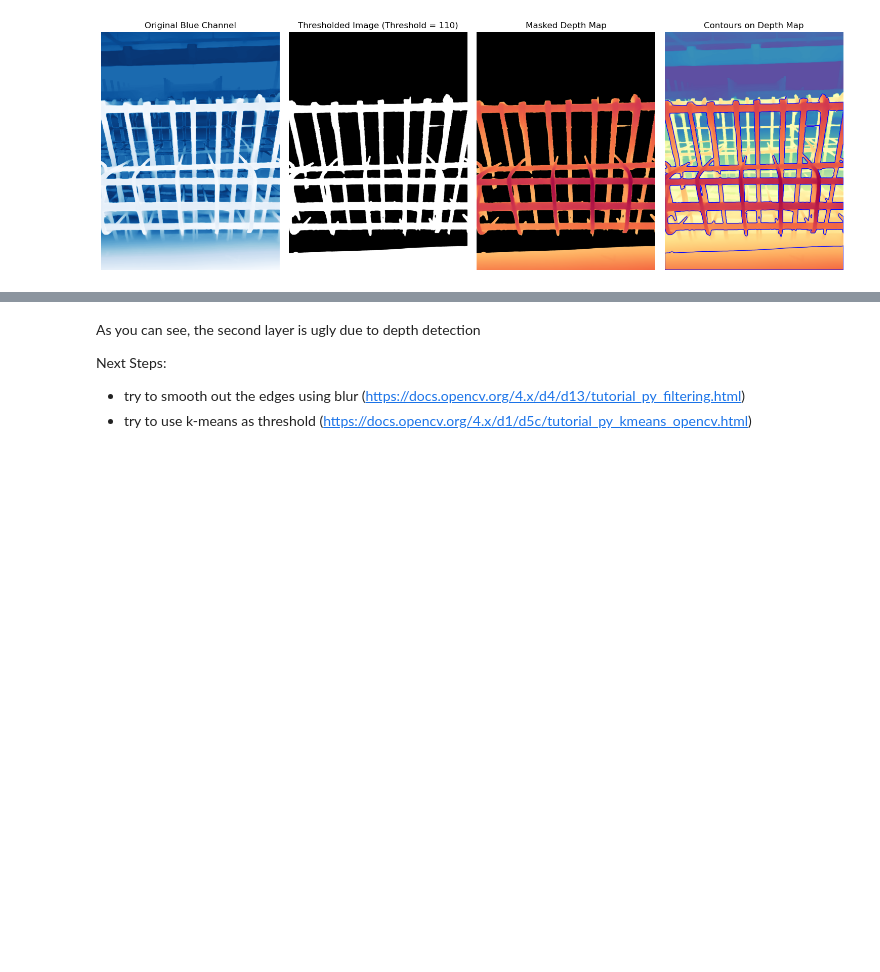
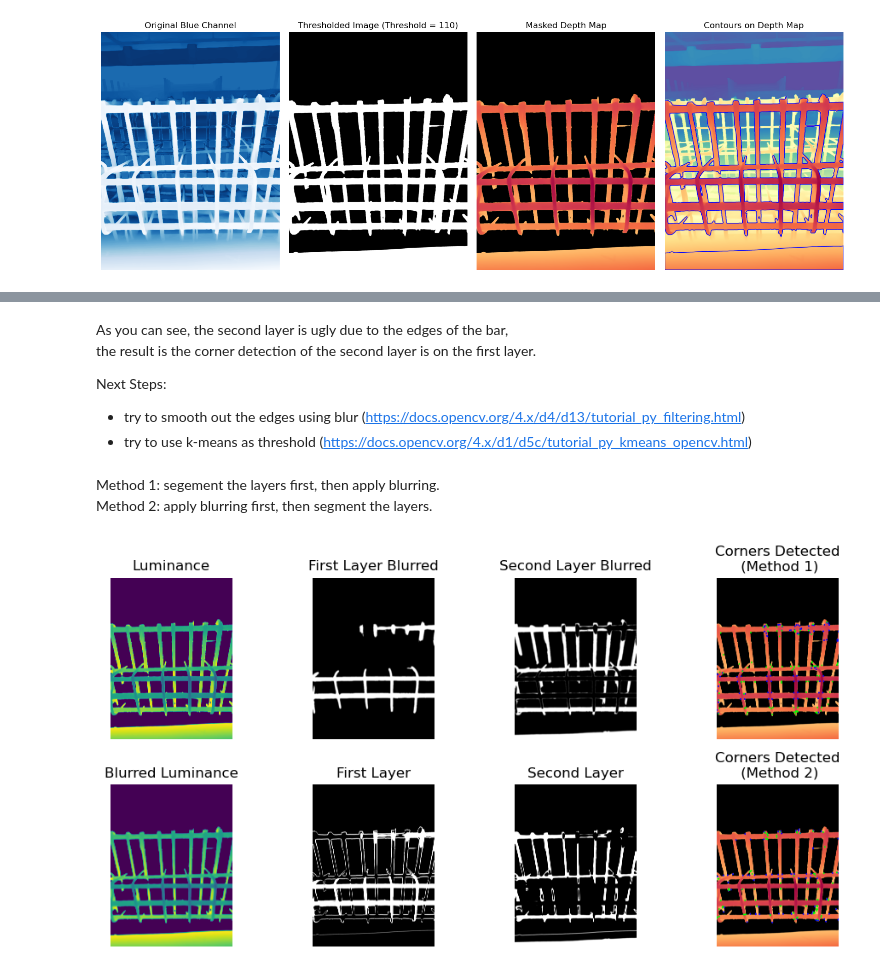
Before and after one commit to HsiaoHungKai/Depth_Models, a Jupyter notebook: corner_detection.ipynb, the cells around one changed output, grey strips where cells are left out. Cells and saved outputs as stored; diff of their text form; code cells hidden in the pictures; blank space fills up the shorter version.

```diff
--- a/corner_detection.ipynb
+++ b/corner_detection.ipynb
@@ -131,5 +166,6 @@ plt.show()
 # %% [markdown]
-As you can see, the second layer is ugly due to depth detection
+As you can see, the second layer is ugly due to the edges of the bar,
+the result is the corner detection of the second layer is on the first layer.
 
 Next Steps:
 - try to smooth out the edges using blur (https://docs.opencv.org/4.x/d4/d13/tutorial_py_filtering.html)
@@ -136,0 +178,76 @@ Next Steps:
+# %% [markdown]
+Method 1: segement the layers first, then apply blurring.
+Method 2: apply blurring first, then segment the layers.
+# %%
+# Method 1
+first_layer_range = (luminance >= 25) & (luminance < 125)
+first_layer = first_layer_range.astype(np.uint8) * 255
+second_layer_range = (luminance >= 125) & (luminance < 175)
+second_layer = second_layer_range.astype(np.uint8) * 255
+
+first_layer_blurred = apply_blurring(first_layer, (25, 25))
+second_layer_blurred = apply_blurring(second_layer, (25, 25))
+
+method1 = find_corners(first_layer_blurred, depth_map_masked, circle_color=(0, 0, 255))
+method1 = find_corners(second_layer_blurred, method1, circle_color=(0, 255, 0))
+
+plt.figure(figsize=(10, 5))
+print('Corners Detected\n🔵 First Layer  🟢 Second Layer')
+
+# Display Method 1
+plt.subplot(2, 4, 1)
+plt.imshow(luminance)
+plt.title('Luminance')
+plt.axis('off')
+
+plt.subplot(2, 4, 2)
+plt.imshow(first_layer_blurred, cmap='gray')
+plt.title('First Layer Blurred')
+plt.axis('off')
+
+plt.subplot(2, 4, 3)
+plt.imshow(second_layer_blurred, cmap='gray')
+plt.title('Second Layer Blurred')
+plt.axis('off')
+
+plt.subplot(2, 4, 4)
+plt.imshow(method1)
+plt.title('Corners Detected\n (Method 1)')
+plt.axis('off')
+
+# Method 2
+depth_map_blurred = apply_blurring(luminance, (50, 50))
+depth_map_blurred = cv.bitwise_and(depth_map_blurred, depth_map_blurred, mask=thresh) # Trim the excess
+
+first_layer_range = (depth_map_blurred >= 25) & (depth_map_blurred < 125)
+first_layer = first_layer_range.astype(np.uint8) * 255
+second_layer_range = (depth_map_blurred >= 125) & (depth_map_blurred < 175)
+second_layer = second_layer_range.astype(np.uint8) * 255
+
+method2 = find_corners(first_layer, depth_map_masked, circle_color=(0, 0, 255))
+method2 = find_corners(second_layer, method2, circle_color=(0, 255, 0))
+
+plt.subplot(2, 4, 5)
+plt.imshow(depth_map_blurred)
+plt.title('Blurred Luminance')
+plt.axis('off')
+
+plt.subplot(2, 4, 6)
+plt.imshow(first_layer, cmap='gray')
+plt.title('First Layer')
+plt.axis('off')
+
+plt.subplot(2, 4, 7)
+plt.imshow(second_layer, cmap='gray')
+plt.title('Second Layer')
+plt.axis('off')
+
+plt.subplot(2, 4, 8)
+plt.imshow(method2)
+plt.title('Corners Detected\n (Method 2)')
+plt.axis('off')
+
+plt.tight_layout()
+plt.show()
+# %% [output]
+[figure, added]
```
Also changed, not shown: parts of 15 cells of this notebook.
